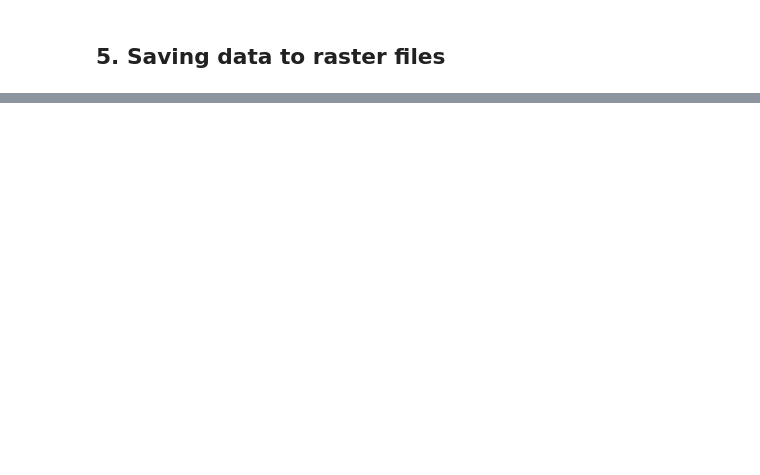
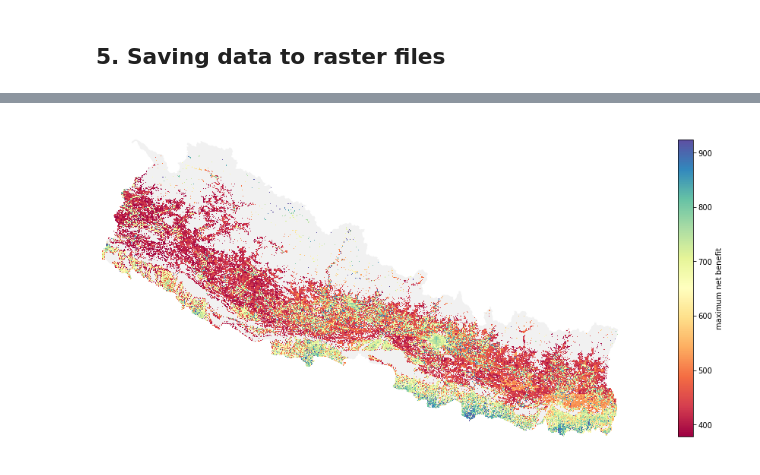
Before and after one commit to Open-Source-Spatial-Clean-Cooking-Tool/OnStove, a Jupyter notebook: Nepal runner.ipynb, the cells around one changed output, grey strips where cells are left out. Saved outputs shown, nothing was run; the diff lists cells and outputs as text; code cells hidden in the pictures; blank space fills up the shorter version.

```diff
--- a/Nepal runner.ipynb
+++ b/Nepal runner.ipynb
@@ -328,5 +372,7 @@ nepal.plot('max_benefit_tech', cmap='tab10')
 # %%
-nepal.plot('maximum_net_benefit', cmap='Spectral', cumulative_count=[0.02, 0.98])
+nepal.plot('maximum_net_benefit', cmap='Spectral', cumulative_count=[0.01, 0.98])
+# %% [output]
+[figure, added]
 # %%
 nepal.to_image('maximum_net_benefit', cmap='Spectral', cumulative_count=[0.01, 0.99])
 # %%
```
Also changed, not shown: parts of 27 cells of this notebook, 3 other files.
